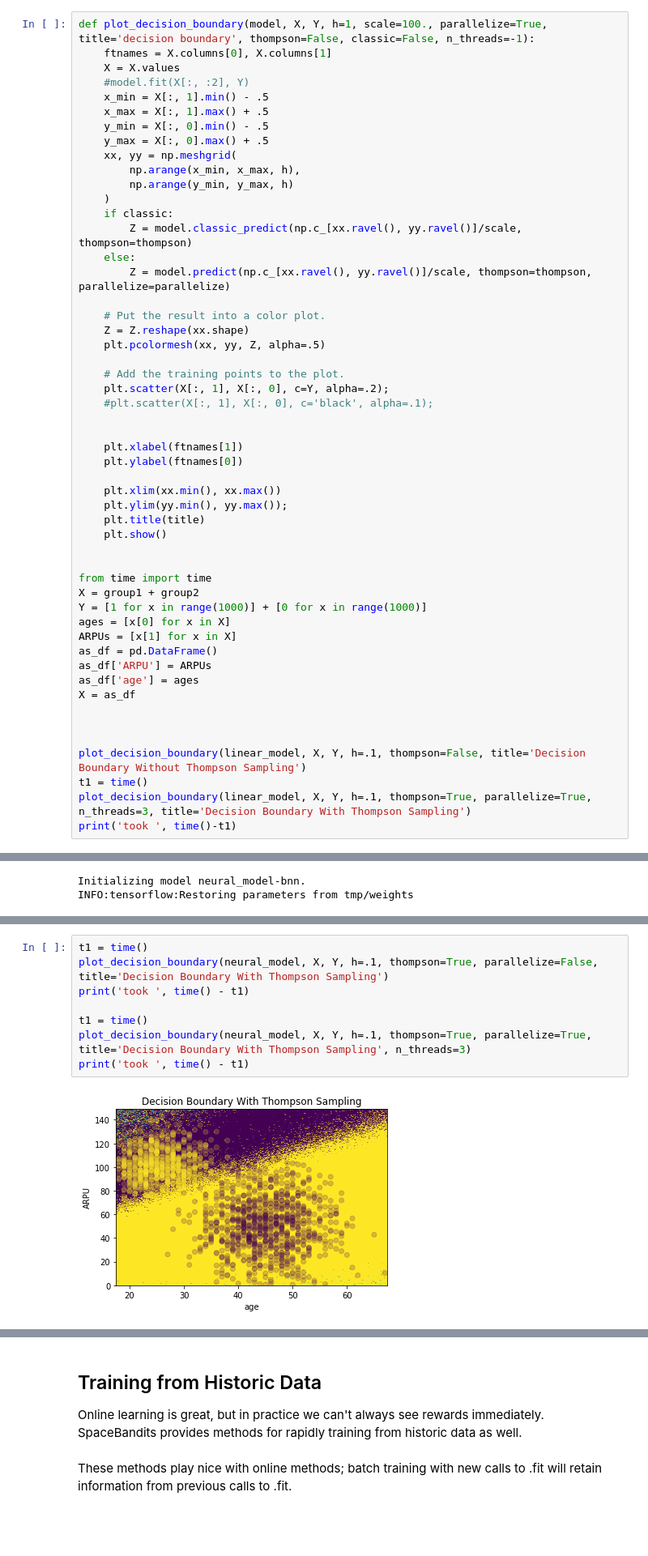
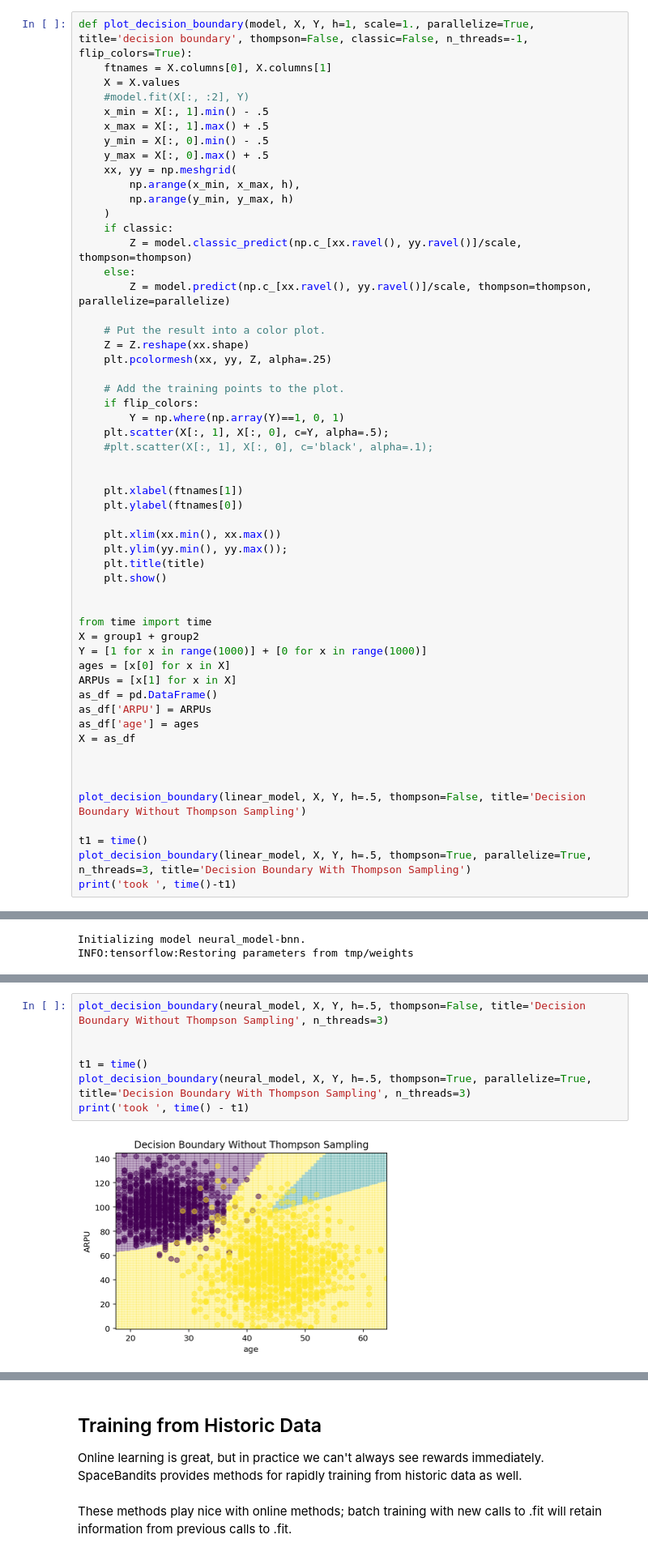
Before and after one commit to LaunchpadAI/space-bandits, a Jupyter notebook: toy_problem.ipynb, the cells around one changed output, grey strips where cells are left out. Shown at 81% size. Saved outputs shown, nothing was run; the diff lists cells and outputs as text; blank space fills up the shorter version.

```diff
--- a/toy_problem.ipynb
+++ b/toy_problem.ipynb
@@ -212,7 +222,7 @@ total regret this round:  180
 ## Visualizing the Decision Boundary
 After converging, the model will recommend a different offer depending on where a given customer appears in the feature space. We can visualize this as a "decision boundary."
 # %%
-def plot_decision_boundary(model, X, Y, h=1, scale=100., parallelize=True, title='decision boundary', thompson=False, classic=False, n_threads=-1):
+def plot_decision_boundary(model, X, Y, h=1, scale=1., parallelize=True, title='decision boundary', thompson=False, classic=False, n_threads=-1, flip_colors=True):
     ftnames = X.columns[0], X.columns[1]
     X = X.values
     #model.fit(X[:, :2], Y)
@@ -231,10 +241,12 @@ def plot_decision_boundary(model, X, Y, h=1, scale=100., parallelize=True, title
 
     # Put the result into a color plot.
     Z = Z.reshape(xx.shape)
-    plt.pcolormesh(xx, yy, Z, alpha=.5)
+    plt.pcolormesh(xx, yy, Z, alpha=.25)
 
     # Add the training points to the plot.
-    plt.scatter(X[:, 1], X[:, 0], c=Y, alpha=.2);
+    if flip_colors:
+        Y = np.where(np.array(Y)==1, 0, 1)
+    plt.scatter(X[:, 1], X[:, 0], c=Y, alpha=.5);
     #plt.scatter(X[:, 1], X[:, 0], c='black', alpha=.1);
 
 
@@ -259,8 +271,9 @@ X = as_df
 
 
 
-plot_decision_boundary(linear_model, X, Y, h=.1, thompson=False, title='Decision Boundary Without Thompson Sampling')
+plot_decision_boundary(linear_model, X, Y, h=.5, thompson=False, title='Decision Boundary Without Thompson Sampling')
+
 t1 = time()
-plot_decision_boundary(linear_model, X, Y, h=.1, thompson=True, parallelize=True, n_threads=3, title='Decision Boundary With Thompson Sampling')
+plot_decision_boundary(linear_model, X, Y, h=.5, thompson=True, parallelize=True, n_threads=3, title='Decision Boundary With Thompson Sampling')
 print('took ', time()-t1)
 # %% [output]
@@ -335,10 +340,9 @@ The neural model performs comparably to the linear model in this case; it's valu
 # %%
-t1 = time()
-plot_decision_boundary(neural_model, X, Y, h=.1, thompson=True, parallelize=False, title='Decision Boundary With Thompson Sampling')
-print('took ', time() - t1)
+plot_decision_boundary(neural_model, X, Y, h=.5, thompson=False, title='Decision Boundary Without Thompson Sampling', n_threads=3)
+
 
 t1 = time()
-plot_decision_boundary(neural_model, X, Y, h=.1, thompson=True, parallelize=True, title='Decision Boundary With Thompson Sampling', n_threads=3)
+plot_decision_boundary(neural_model, X, Y, h=.5, thompson=True, parallelize=True, title='Decision Boundary With Thompson Sampling', n_threads=3)
 print('took ', time() - t1)
 # %% [output]
-[figure, old version]
+[figure, new version]
```
Also changed, not shown: parts of 28 cells of this notebook, 1 other file.
